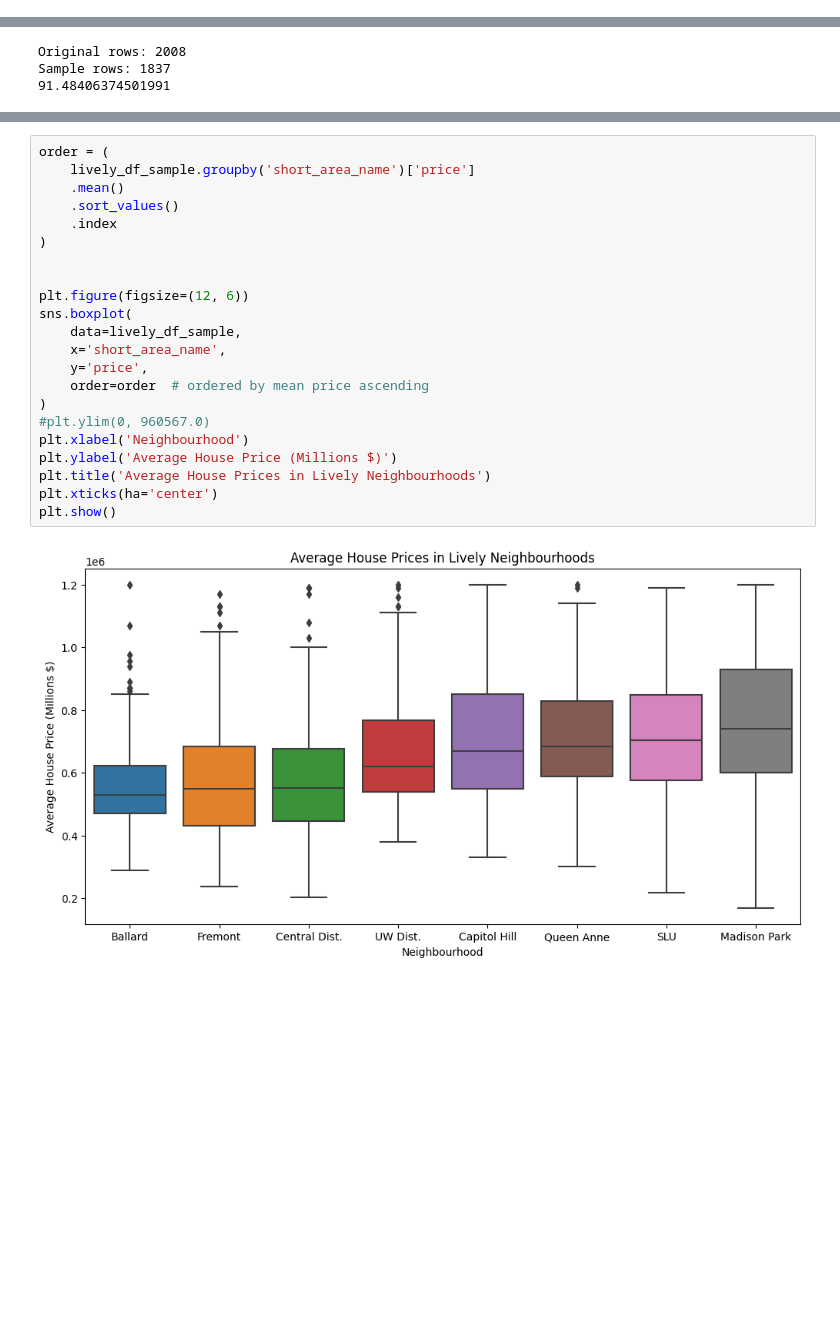
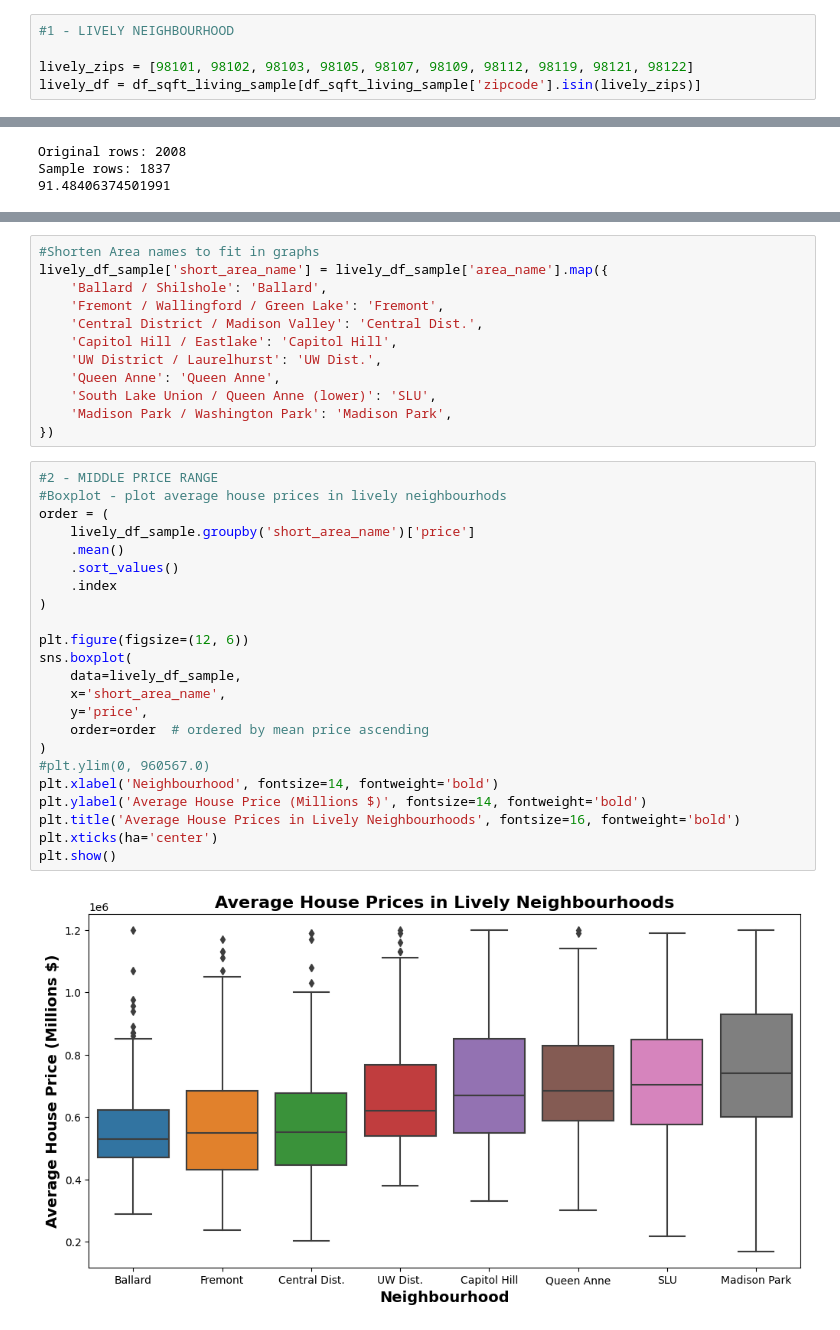
Before and after one commit to marcok10/eda-project, a Jupyter notebook: EDA.ipynb, the cells around one changed output, grey strips where cells are left out. Drawn from its saved outputs; the diff is of its cells as text; blank space fills up the shorter version.

```diff
--- a/EDA.ipynb
+++ b/EDA.ipynb
@@ -935,0 +539,5 @@ plt.show()
+# %%
+#1 - LIVELY NEIGHBOURHOOD
+
+lively_zips = [98101, 98102, 98103, 98105, 98107, 98109, 98112, 98119, 98121, 98122]
+lively_df = df_sqft_living_sample[df_sqft_living_sample['zipcode'].isin(lively_zips)]
@@ -958,24 +589,37 @@ plt.show()
+# %%
+#Shorten Area names to fit in graphs
+lively_df_sample['short_area_name'] = lively_df_sample['area_name'].map({
+    'Ballard / Shilshole': 'Ballard',
+    'Fremont / Wallingford / Green Lake': 'Fremont',
+    'Central District / Madison Valley': 'Central Dist.',
+    'Capitol Hill / Eastlake': 'Capitol Hill',
+    'UW District / Laurelhurst': 'UW Dist.',
+    'Queen Anne': 'Queen Anne',
+    'South Lake Union / Queen Anne (lower)': 'SLU',
+    'Madison Park / Washington Park': 'Madison Park',
+})
 # %%
+#2 - MIDDLE PRICE RANGE
+#Boxplot - plot average house prices in lively neighbourhods
 order = (
     lively_df_sample.groupby('short_area_name')['price']
     .mean()
     .sort_values()
     .index
 )
-
 
 plt.figure(figsize=(12, 6))
 sns.boxplot(
     data=lively_df_sample,
     x='short_area_name',
     y='price',
     order=order  # ordered by mean price ascending
 )
 #plt.ylim(0, 960567.0)
-plt.xlabel('Neighbourhood')
-plt.ylabel('Average House Price (Millions $)')
-plt.title('Average House Prices in Lively Neighbourhoods')
+plt.xlabel('Neighbourhood', fontsize=14, fontweight='bold')
+plt.ylabel('Average House Price (Millions $)', fontsize=14, fontweight='bold')
+plt.title('Average House Prices in Lively Neighbourhoods', fontsize=16, fontweight='bold')
 plt.xticks(ha='center')
 plt.show()
 # %% [output]
-[figure, old version]
+[figure, new version]
```
Also changed, not shown: parts of 91 cells of this notebook, 2 other files.
